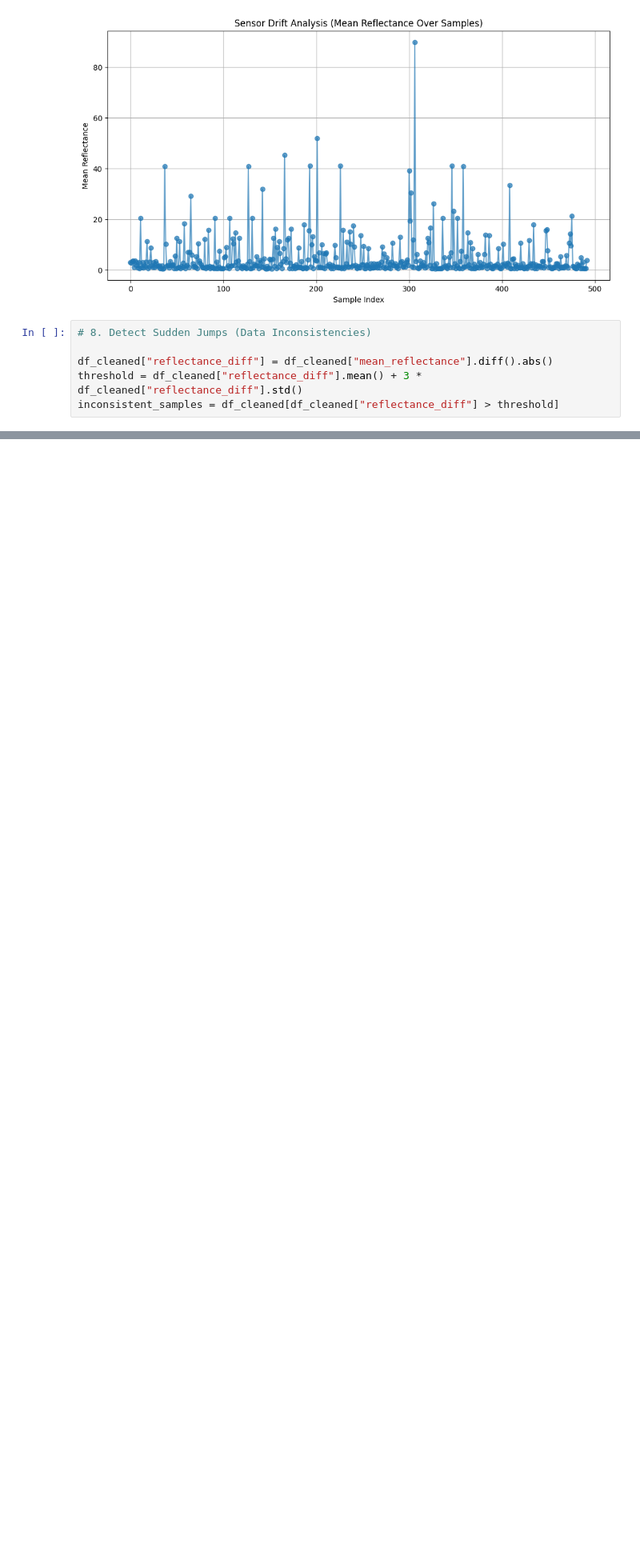
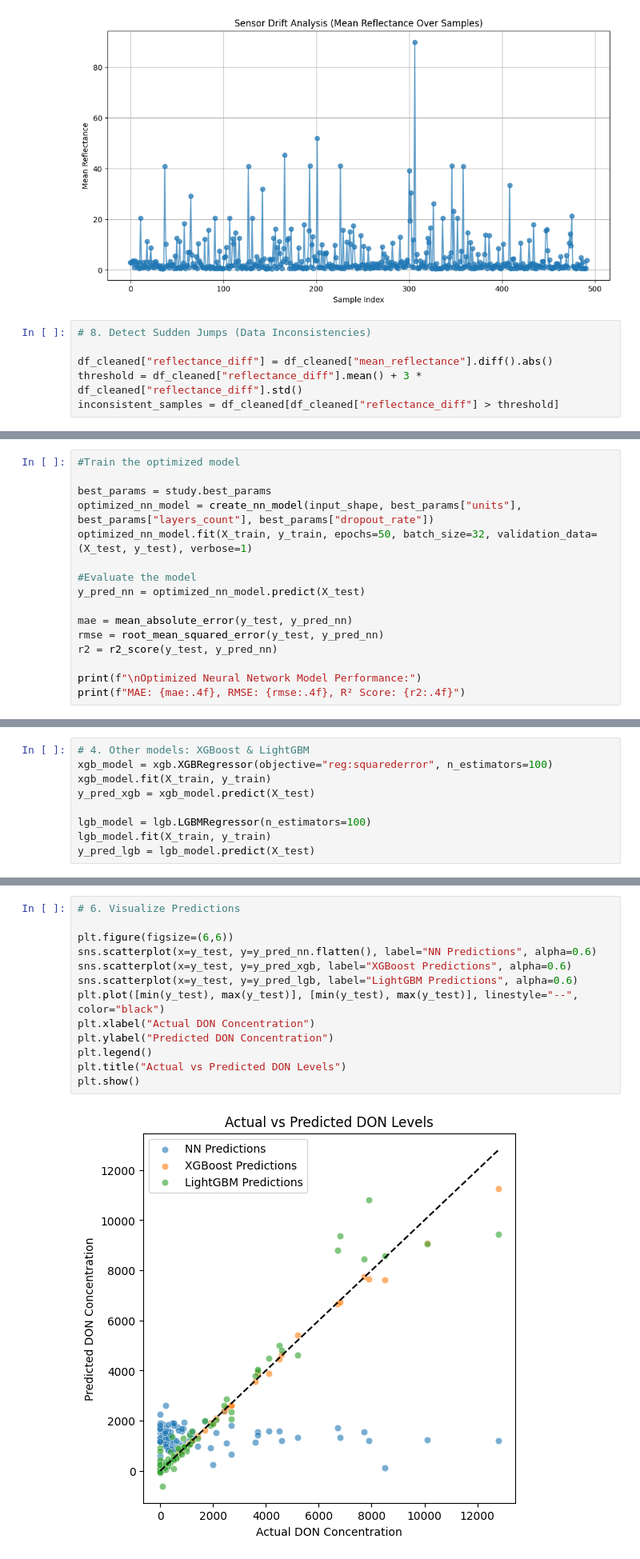
Before and after one commit to PeriStern/MLE-assigment-, a Jupyter notebook: Assigment document.ipynb, the cells around one changed output, grey strips where cells are left out. Shown at 80% size. Drawn from its saved outputs; the diff is of its cells as text; blank space fills up the shorter version.

Commit message:
complete model engineering

```diff
--- a/Assigment document.ipynb
+++ b/Assigment document.ipynb
@@ -180,0 +265,16 @@ Training samples: 400, Testing samples: 100
+# %%
+#Train the optimized model
+
+best_params = study.best_params
+optimized_nn_model = create_nn_model(input_shape, best_params["units"], best_params["layers_count"], best_params["dropout_rate"])
+optimized_nn_model.fit(X_train, y_train, epochs=50, batch_size=32, validation_data=(X_test, y_test), verbose=1)
+
+#Evaluate the model
+y_pred_nn = optimized_nn_model.predict(X_test)
+
+mae = mean_absolute_error(y_test, y_pred_nn)
+rmse = root_mean_squared_error(y_test, y_pred_nn)
+r2 = r2_score(y_test, y_pred_nn)
+
+print(f"\nOptimized Neural Network Model Performance:")
+print(f"MAE: {mae:.4f}, RMSE: {rmse:.4f}, R² Score: {r2:.4f}")
@@ -180,0 +300,9 @@ Training samples: 400, Testing samples: 100
+# %%
+# 4. Other models: XGBoost & LightGBM
+xgb_model = xgb.XGBRegressor(objective="reg:squarederror", n_estimators=100)
+xgb_model.fit(X_train, y_train)
+y_pred_xgb = xgb_model.predict(X_test)
+
+lgb_model = lgb.LGBMRegressor(n_estimators=100)
+lgb_model.fit(X_train, y_train)
+y_pred_lgb = lgb_model.predict(X_test)
@@ -180,0 +345,15 @@ Training samples: 400, Testing samples: 100
+# %%
+# 6. Visualize Predictions
+
+plt.figure(figsize=(6,6))
+sns.scatterplot(x=y_test, y=y_pred_nn.flatten(), label="NN Predictions", alpha=0.6)
+sns.scatterplot(x=y_test, y=y_pred_xgb, label="XGBoost Predictions", alpha=0.6)
+sns.scatterplot(x=y_test, y=y_pred_lgb, label="LightGBM Predictions", alpha=0.6)
+plt.plot([min(y_test), max(y_test)], [min(y_test), max(y_test)], linestyle="--", color="black")
+plt.xlabel("Actual DON Concentration")
+plt.ylabel("Predicted DON Concentration")
+plt.legend()
+plt.title("Actual vs Predicted DON Levels")
+plt.show()
+# %% [output]
+[figure, added]
```
Also changed, not shown: parts of 16 cells of this notebook, 1 other file.
